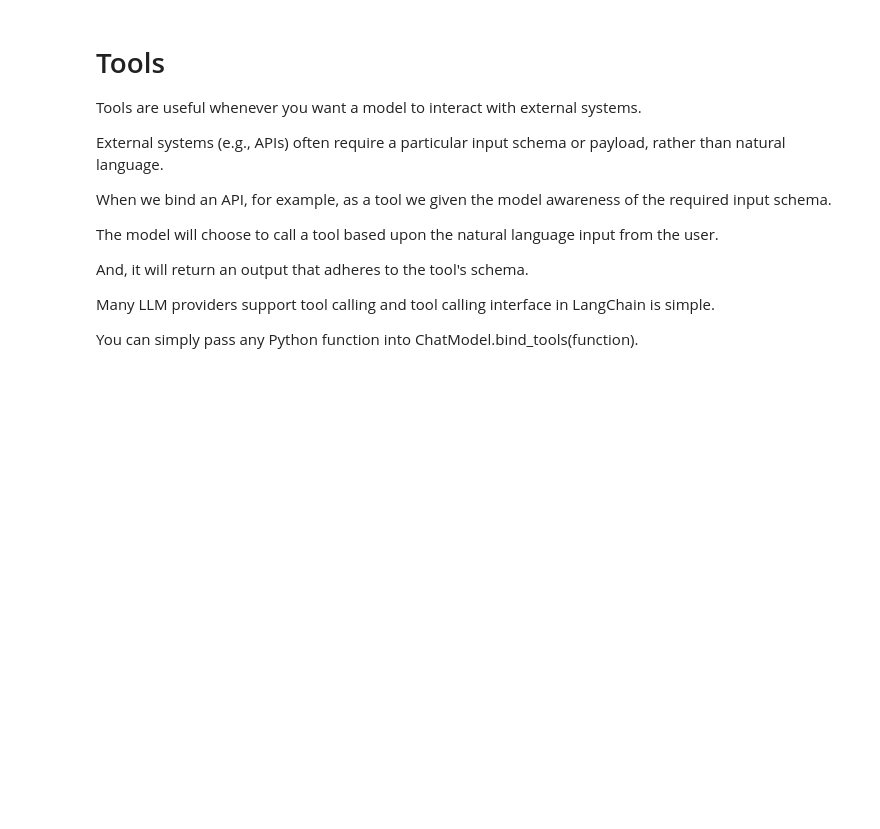
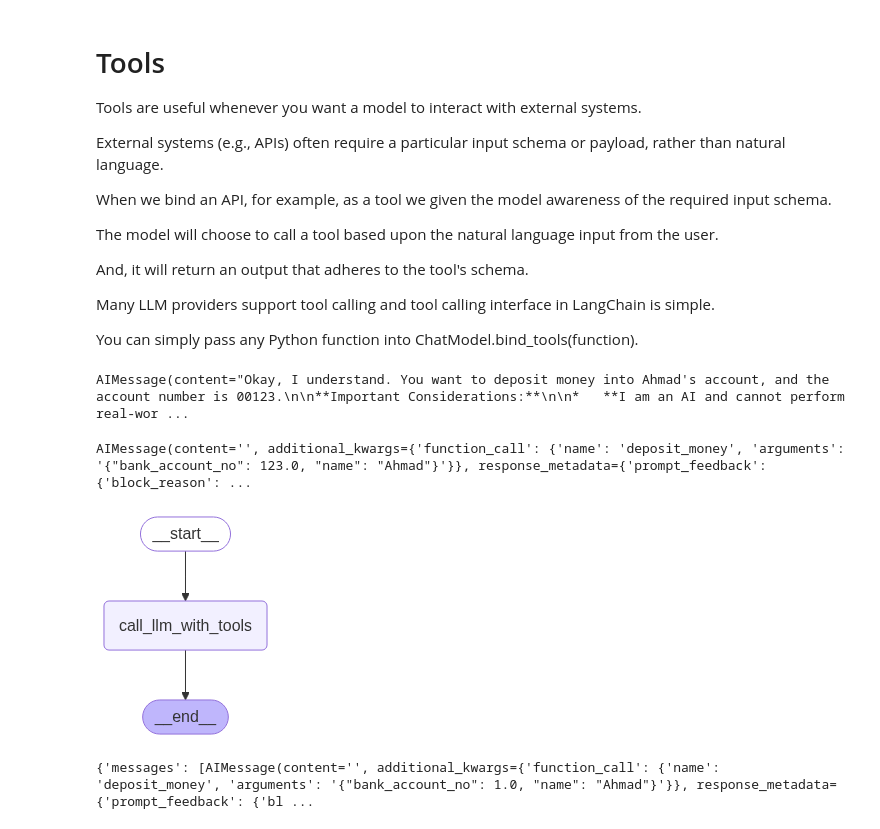
Before and after one commit to arsalanbakhtiarab/MyAgenticJourney, a Jupyter notebook: agentic-projects/AgenticTrader.ipynb, the cells around one changed output. Cells and saved outputs as stored; diff of their text form; code cells hidden in the pictures; blank space fills up the shorter version.

```diff
--- a/agentic-projects/AgenticTrader.ipynb
+++ b/agentic-projects/AgenticTrader.ipynb
@@ -257,3 +257,73 @@ And, it will return an output that adheres to the tool's schema.
 Many LLM providers support tool calling and tool calling interface in LangChain is simple.
 
 You can simply pass any Python function into ChatModel.bind_tools(function).
+# %%
+def deposit_money(name: str, bank_account_no: int) -> int:
+    """Deposit Money in Bank account.
+
+    Args:
+        name: first str
+        bank_account_no: second int
+    """
+    # BUSINESS LOGIC for Bank Deposit
+    # ......
+    return {"status": f"Deposit Successfule in {name} Account"}
+# %%
+llm_with_tools = llm.bind_tools([deposit_money])
+# %%
+# Without tool call
+call = llm.invoke([HumanMessage(content=f"Deposit Money in Ahmad Account. His acc number is 00123", name="Muhammad")])
+call
+# %% [output]
+AIMessage(content="Okay, I understand. You want to deposit money into Ahmad's account, and the account number is 00123.\n\n**Important Considerations:**\n\n*   **I am an AI and cannot perform real-wor ...
+# %%
+# With tool call
+call = llm_with_tools.invoke([HumanMessage(content=f"Deposit Money in Ahmad Account. His acc number is 00123", name="Muhammad")])
+call
+# %% [output]
+AIMessage(content='', additional_kwargs={'function_call': {'name': 'deposit_money', 'arguments': '{"bank_account_no": 123.0, "name": "Ahmad"}'}}, response_metadata={'prompt_feedback': {'block_reason': ...
+# %%
+# Building Graph
+# We have an LLM Capable of Tool Calling: using bind_tools
+
+# Now Lets do the Orchestration Through LangGraph
+
+# 0.  State
+
+from typing_extensions import TypedDict
+
+class LlmWithToolSState(TypedDict):
+  messages: list
+
+# 1. tool calling llm ki Node
+
+def call_llm(state: LlmWithToolSState):
+  messages = state["messages"]
+  call_response = llm_with_tools.invoke(messages)
+  # messages.append(call_response)
+
+  # return {"messages": messages}
+  return {"messages": [call_response]}
+
+# 2. Graph
+
+from langgraph.graph import StateGraph, START, END
+
+builder: StateGraph = StateGraph(LlmWithToolSState)
+
+# define nodes
+builder.add_node("call_llm_with_tools", call_llm)
+
+# define edges
+builder.add_edge(START, "call_llm_with_tools")
+builder.add_edge("call_llm_with_tools", END)
+
+# build graph
+graph = builder.compile()
+
+display(Image(graph.get_graph().draw_mermaid_png()))
+
+graph.invoke({"messages": [HumanMessage(content="Deposiut 7000 in Ahmad Account - his bank num is 001")]})
+# %% [output]
+[figure, added]
+{'messages': [AIMessage(content='', additional_kwargs={'function_call': {'name': 'deposit_money', 'arguments': '{"bank_account_no": 1.0, "name": "Ahmad"}'}}, response_metadata={'prompt_feedback': {'bl ...
```
Also changed, not shown: parts of 1 cell of this notebook.
